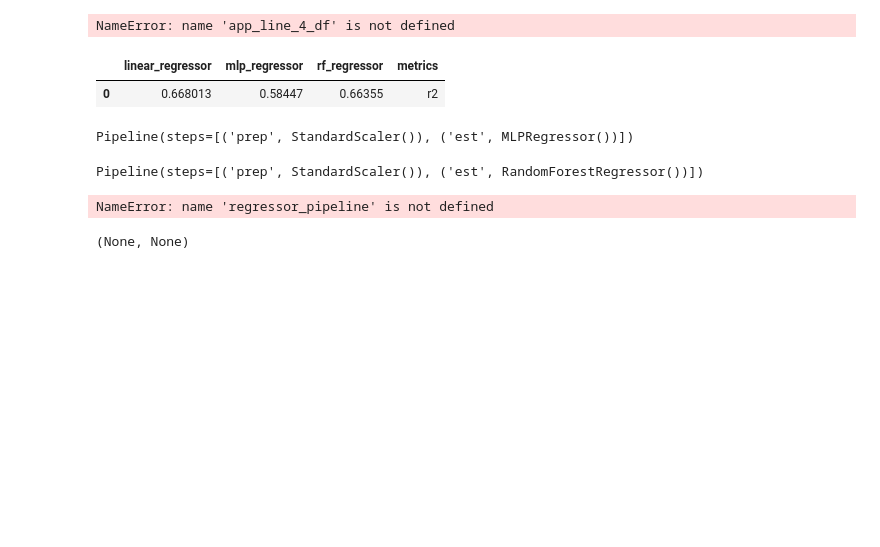
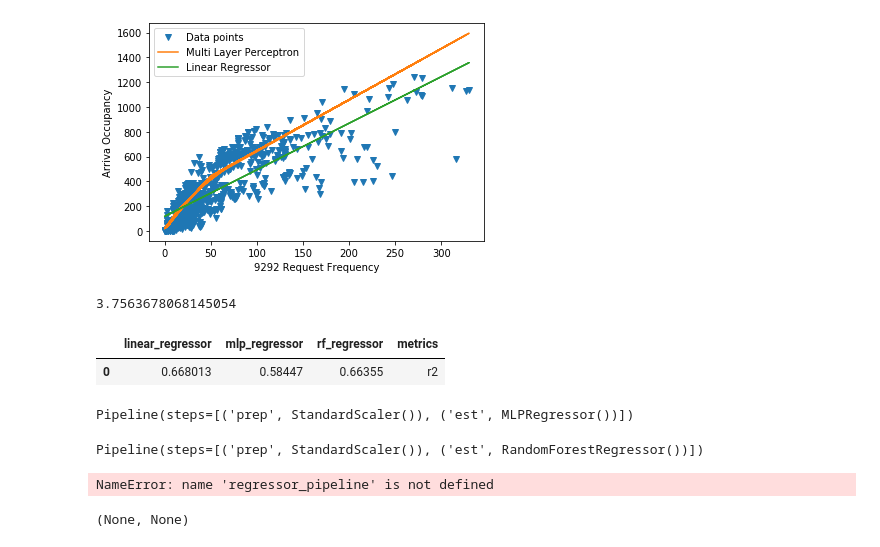
Before and after one commit to s260895/deia_smartways, a Jupyter notebook: DEIA1.ipynb, the cells around one changed output. Saved outputs shown, nothing was run; the diff lists cells and outputs as text; code cells hidden in the pictures; blank space fills up the shorter version.

Commit message:
Add Data

```diff
--- a/DEIA1.ipynb
+++ b/DEIA1.ipynb
@@ -102,8 +124,0 @@ arriva_passenger_data
-# %%
-arriva_cleaned = arriva_passenger_data[['Lijnnummer','Exploitatiedatum','Day','Source Station','Destination Station','Totaal']]
-arriva_cleaned['Source Station']=[str(elem) for elem in arriva_cleaned['Source Station']]
-arriva_cleaned['Source Station']=[elem[3:-3] for elem in arriva_cleaned['Source Station']]
-arriva_cleaned['Destination Station']=[str(elem) for elem in arriva_cleaned['Destination Station']]
-arriva_cleaned['Destination Station']=[elem[3:-3] for elem in arriva_cleaned['Destination Station']]
-arriva_cleaned.replace("",np.nan,inplace=True)
-arriva_cleaned = arriva_cleaned.dropna()
@@ -121,5 +125,3 @@ arriva_cleaned.head()
-# %%
-arriva_cleaned = pd.read_pickle('arriva_cleaned_with_lijnnummer')
 # %%
 line_4_dict = {'Breda, Hovenierstraat':0,
                 'Breda, Dreef':1,
@@ -159,4 +161,7 @@ line_4_dict = {'Breda, Hovenierstraat':0,
                 }
 
 line_4_dict = {key.lower():value for (key,value) in line_4_dict.items()}
+# %%
+cleaned_9292 = pd.read_pickle('final_9292')
+cleaned_arriva = pd.read_picle('final_arriva')
 # %%
@@ -263,23 +233,23 @@ original_direction = app_line_4_df[app_line_4_df['Haltenaam_van_rit_number'] < a
 # For buses going in opposite direction
 reverse_direction = app_line_4_df[app_line_4_df['Haltenaam_van_rit_number'] > app_line_4_df['Haltenaam_naar_rit_number']]
 
-og_app_occupancy_line_4_df = pd.DataFrame(columns = ['Exploitatiedatum','Station','Occupancy'])
-rev_app_occupancy_line_4_df = pd.DataFrame(columns = ['Exploitatiedatum','Station','Occupancy'])
+og_app_occupancy_line_4_df = pd.DataFrame(columns = ['Day','Exploitatiedatum','Station','Occupancy'])
+rev_app_occupancy_line_4_df = pd.DataFrame(columns = ['Day','Exploitatiedatum','Station','Occupancy'])
 
 for date in app_line_4_df['Startdatum_lag'].unique():
     for stop in sorted(line_4_dict.values()):
-    #sorted(app_line_4_df['Haltenaam_van_rit_number'].unique()):
-        occupancy = original_direction[(original_direction['Startdatum_lag'] == date)&(original_direction['Haltenaam_van_rit_number'] <= stop)]['QUESTION_TULP_ID'].sum() - original_direction[(original_direction['Startdatum_lag'] == date) & (original_direction['Haltenaam_naar_rit_number'] < stop)]['QUESTION_TULP_ID'].sum()
-        og_app_occupancy_line_4_df = og_app_occupancy_line_4_df.append({'Exploitatiedatum':date, 'Station':stop, 'Occupancy':occupancy},ignore_index=True)
-        #print([date, stop, occupancy])
+        for day in app_line_4_df['Day'].unique():
+        #sorted(app_line_4_df['Haltenaam_van_rit_number'].unique()):
+            occupancy = original_direction[(original_direction['Startdatum_lag'] == date)&(original_direction['Haltenaam_van_rit_number'] <= stop)]['QUESTION_TULP_ID'].sum() - original_direction[(original_direction['Startdatum_lag'] == date) & (original_direction['Haltenaam_naar_rit_number'] < stop)]['QUESTION_TULP_ID'].sum()
+            og_app_occupancy_line_4_df = og_app_occupancy_line_4_df.append({'Day':day,'Exploitatiedatum':date, 'Station':stop, 'Occupancy':occupancy},ignore_index=True)
+            #print([date, stop, occupancy])
 
 for date in arriva_line_4_df['Exploitatiedatum'].unique():
     for stop in sorted(line_4_dict.values()):
-        occupancy = reverse_direction[(reverse_direction['Startdatum_lag'] == date)&(reverse_direction['Haltenaam_van_rit_number'] <= stop)]['QUESTION_TULP_ID'].sum() - reverse_direction[(reverse_direction['Startdatum_lag'] == date)&  (reverse_direction['Haltenaam_naar_rit_number'] < stop)]['QUESTION_TULP_ID'].sum()
-        rev_app_occupancy_line_4_df = rev_app_occupancy_line_4_df.append({'Exploitatiedatum':date, 'Station':stop, 'Occupancy':occupancy},ignore_index=True)
-        #print([date, stop, occupancy])
+        for day in app_line_4_df['Day'].unique():
+            occupancy = reverse_direction[(reverse_direction['Startdatum_lag'] == date)&(reverse_direction['Haltenaam_van_rit_number'] <= stop)]['QUESTION_TULP_ID'].sum() - reverse_direction[(reverse_direction['Startdatum_lag'] == date)&  (reverse_direction['Haltenaam_naar_rit_number'] < stop)]['QUESTION_TULP_ID'].sum()
+            rev_app_occupancy_line_4_df = rev_app_occupancy_line_4_df.append({'Day':day,'Exploitatiedatum':date, 'Station':stop, 'Occupancy':occupancy},ignore_index=True)
+            #print([date, stop, occupancy])
-# %% [output]
-NameError: name 'app_line_4_df' is not defined
 # %%
 og_app_occupancy_line_4_df['Exploitatiedatum']=["-".join(og_app_occupancy_line_4_df['Exploitatiedatum'][index].split('-')[::-1]) for index in og_app_occupancy_line_4_df.index]
 rev_app_occupancy_line_4_df['Exploitatiedatum']=["-".join(rev_app_occupancy_line_4_df['Exploitatiedatum'][index].split('-')[::-1]) for index in rev_app_occupancy_line_4_df.index]
@@ -372,3 +307,8 @@ def regression_plot(x,y,logy=False):
     if logy:
         ax.set_yscale('log')
     ax.legend(facecolor='white')
+# %%
+x,y = get_x_y()
+regression_plot(x,y,logy=False)
+# %% [output]
+[figure, added]
@@ -375,3 +352,7 @@ def regression_plot(x,y,logy=False):
+# %%
+get_prediction('Monday',0,'breda, nieuwe heilaarstraat','breda, komoord')
+# %% [output]
+3.7563678068145054
 # %%
 #returns regressor pipeline
 def regressor_pipeline(estimator,categorical_features=None,numerical_features =None):
```
Also changed, not shown: parts of 17 cells of this notebook, 3 other files.
